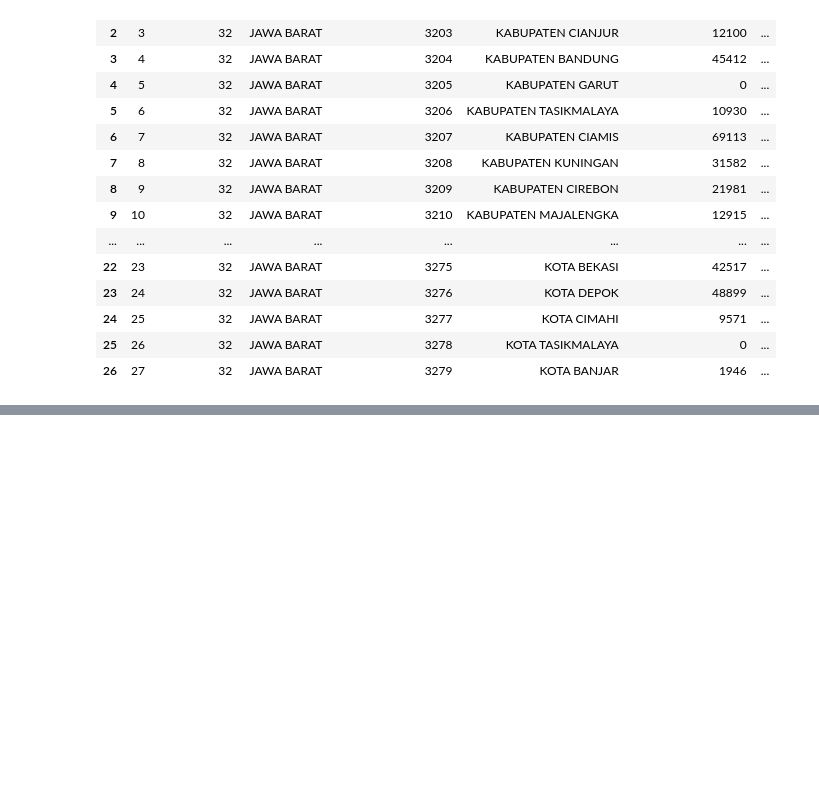
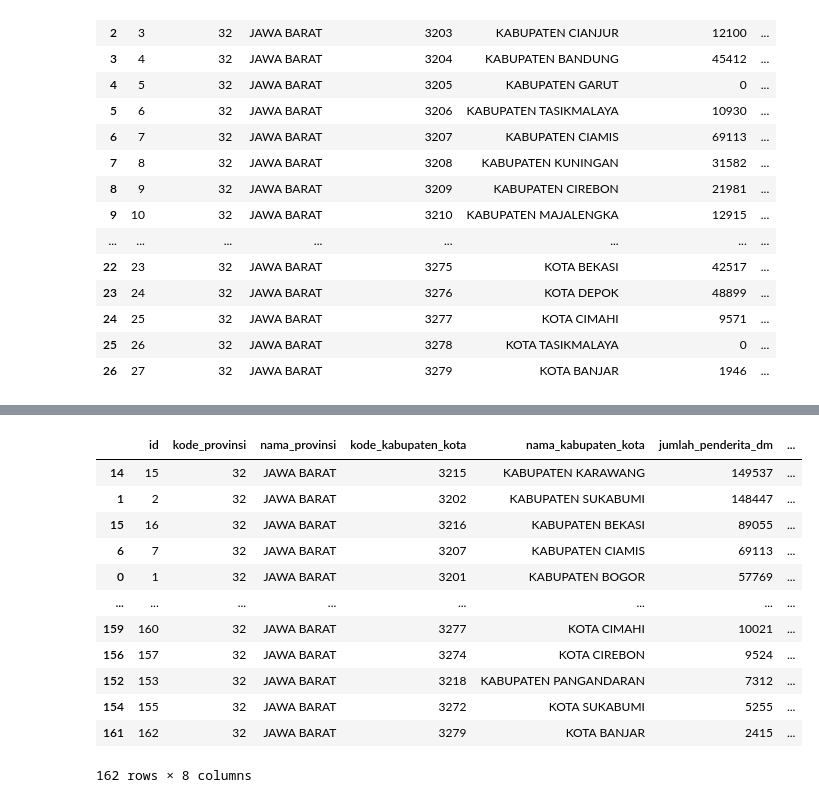
Before and after one commit to mr-kar/klmpk_pemdas, a Jupyter notebook: tugas.ipynb, the cells around one changed output, grey strips where cells are left out. Saved outputs shown, nothing was run; the diff lists cells and outputs as text; code cells hidden in the pictures; blank space fills up the shorter version.

```diff
--- a/tugas.ipynb
+++ b/tugas.ipynb
@@ -119,0 +145,19 @@ df_2019
+# %%
+df.sort_values(
+    by=["tahun", "jumlah_penderita_dm"],
+    ascending=[True, False]
+)
+# %% [output]
+|  | id | kode_provinsi | nama_provinsi | kode_kabupaten_kota | nama_kabupaten_kota | jumlah_penderita_dm | ... |
+| 14 | 15 | 32 | JAWA BARAT | 3215 | KABUPATEN KARAWANG | 149537 | ... |
+| 1 | 2 | 32 | JAWA BARAT | 3202 | KABUPATEN SUKABUMI | 148447 | ... |
+| 15 | 16 | 32 | JAWA BARAT | 3216 | KABUPATEN BEKASI | 89055 | ... |
+| 6 | 7 | 32 | JAWA BARAT | 3207 | KABUPATEN CIAMIS | 69113 | ... |
+| 0 | 1 | 32 | JAWA BARAT | 3201 | KABUPATEN BOGOR | 57769 | ... |
+| ... | ... | ... | ... | ... | ... | ... | ... |
+| 159 | 160 | 32 | JAWA BARAT | 3277 | KOTA CIMAHI | 10021 | ... |
+| 156 | 157 | 32 | JAWA BARAT | 3274 | KOTA CIREBON | 9524 | ... |
+| 152 | 153 | 32 | JAWA BARAT | 3218 | KABUPATEN PANGANDARAN | 7312 | ... |
+| 154 | 155 | 32 | JAWA BARAT | 3272 | KOTA SUKABUMI | 5255 | ... |
+| 161 | 162 | 32 | JAWA BARAT | 3279 | KOTA BANJAR | 2415 | ... |
+162 rows × 8 columns
```
Also changed, not shown: parts of 7 cells of this notebook.
